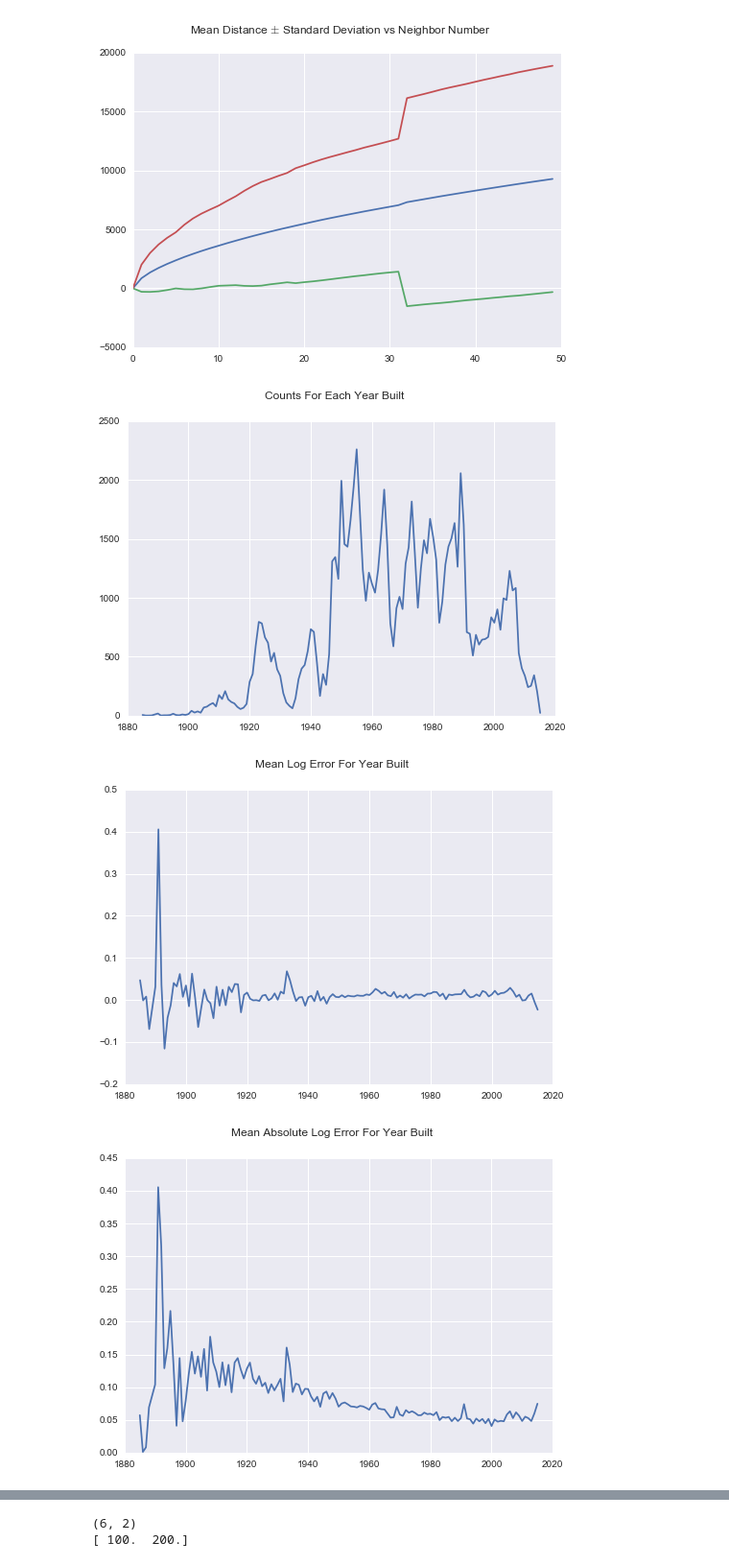
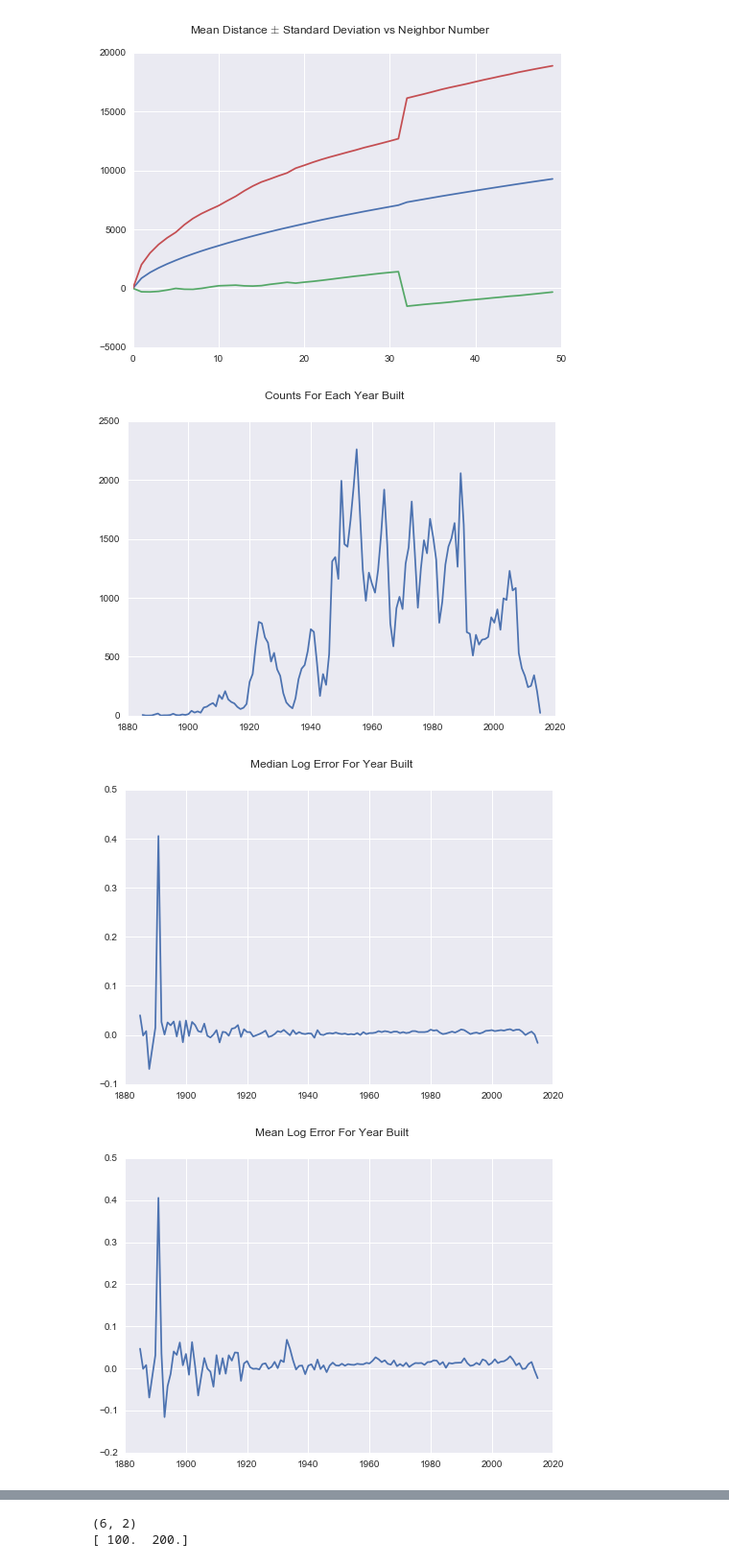
Before and after one commit to MatthewMcGonagle/KaggleZillow, a Jupyter notebook: IsotropicDiffusion.ipynb, the cells around one changed output, grey strips where cells are left out. Shown at 96% size. Drawn from its saved outputs; the diff is of its cells as text; code cells hidden in the pictures.

```diff
--- a/IsotropicDiffusion.ipynb
+++ b/IsotropicDiffusion.ipynb
@@ -105,20 +107,25 @@ plt.show()
 # %%
 # Let's investigate diffusing the year built.
 
 grouped_df = vals_df.groupby('yearbuilt').count()
 plt.plot(grouped_df.index, grouped_df['logerror'])
 plt.suptitle('Counts For Each Year Built')
+plt.show()
+
+grouped_df = vals_df.groupby('yearbuilt').median()
+plt.plot(grouped_df.index, grouped_df['logerror'])
+plt.suptitle('Median Log Error For Year Built')
 plt.show()
 
 grouped_df = vals_df.groupby('yearbuilt').mean()
 plt.plot(grouped_df.index, grouped_df['logerror'])
 plt.suptitle('Mean Log Error For Year Built')
 plt.show()
 
 plt.plot(grouped_df.index, grouped_df.abslogerror)
 plt.suptitle('Mean Absolute Log Error For Year Built')
 plt.show()
 # %% [output]
 [figure]
-[figure, old version]
+[figure, new version]
-[figure, old version]
+[figure, new version]
```
Also changed, not shown: parts of 14 cells of this notebook.
